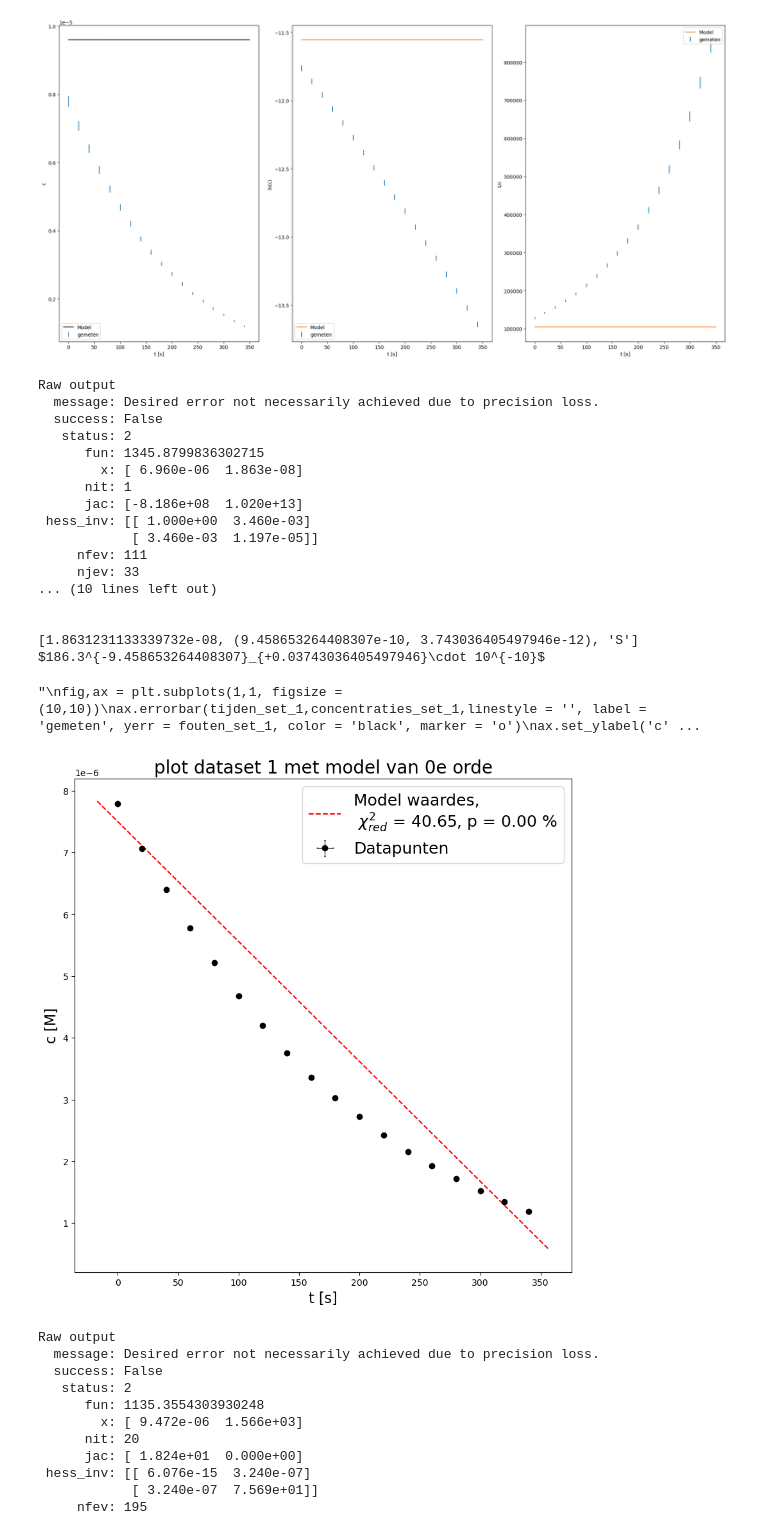
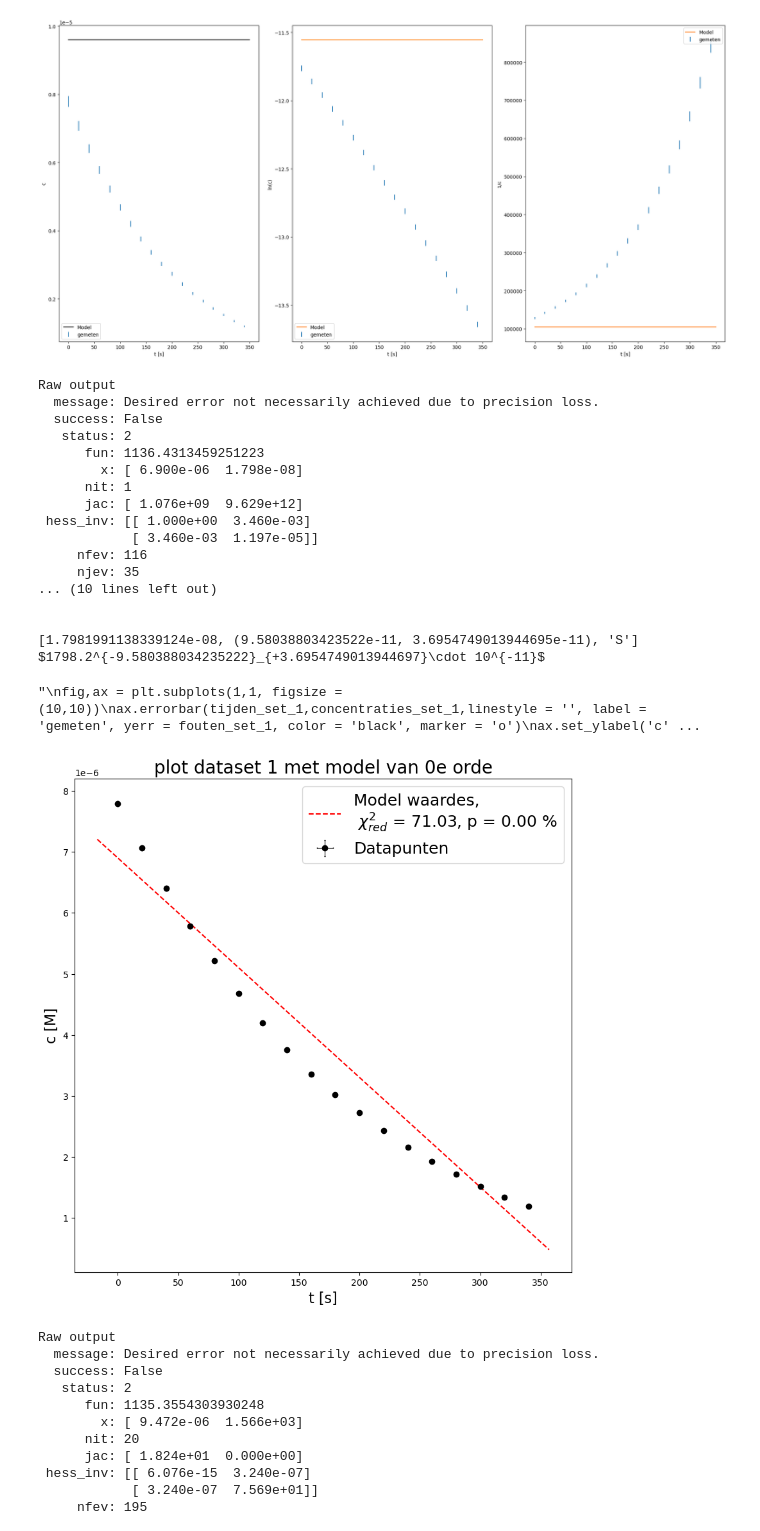
Before and after one commit to justlearning42/Experimentele_vscode, a Jupyter notebook: kinetica.ipynb, the cells around one changed output. Cells and saved outputs as stored; diff of their text form; code cells hidden in the pictures.

```diff
--- a/kinetica.ipynb
+++ b/kinetica.ipynb
@@ -141,7 +141,7 @@ De gereduceerde chi^2 waarde is: 32533
 #we zien duidelijk dat het geen 2e orde is dus dat gooien we al weg
 # eerste set metingen 0e orde
 def initial_vals(x,y):
-    return [0.696e-5,2.1e-8]
+    return [0.69e-5,2e-8]
 
 
 #help(plot_fit(x_val, y_val, x_variance, y_variance, x_as_titel, y_as_titel, titel, model, parameter_vals, chi_2, p, save_name = None, size = None, savefig = False,fontsize = 5, titlesize = None, axsize = None):)
@@ -170,26 +170,26 @@ Raw output
   message: Desired error not necessarily achieved due to precision loss.
   success: False
    status: 2
-      fun: 1345.8799836302715
-        x: [ 6.960e-06  1.863e-08]
+      fun: 1136.4313459251223
+        x: [ 6.900e-06  1.798e-08]
       nit: 1
-      jac: [-8.186e+08  1.020e+13]
+      jac: [ 1.076e+09  9.629e+12]
  hess_inv: [[ 1.000e+00  3.460e-03]
             [ 3.460e-03  1.197e-05]]
-     nfev: 111
-     njev: 33
+     nfev: 116
+     njev: 35
 ... (10 lines left out)
 
 
-[1.8631231133339732e-08, (9.458653264408307e-10, 3.743036405497946e-12), 'S']
-$186.3^{-9.458653264408307}_{+0.03743036405497946}\cdot 10^{-10}$
+[1.7981991138339124e-08, (9.58038803423522e-11, 3.6954749013944695e-11), 'S']
+$1798.2^{-9.580388034235222}_{+3.6954749013944697}\cdot 10^{-11}$
 "\nfig,ax = plt.subplots(1,1, figsize = (10,10))\nax.errorbar(tijden_set_1,concentraties_set_1,linestyle = '', label = 'gemeten', yerr = fouten_set_1, color = 'black', marker = 'o')\nax.set_ylabel('c' ...
 # %%
 #plotten jeej
 plot_fit(tijden_set_1, concentraties_set_1, np.full(np.shape(tijden_set_1),0), fouten_set_1**2/12, 't [s]', 'c [M]', 'plot dataset 1 met model van 0e orde', snelheidsmodel_0eorde,
-          parameterwaarden, 84.117, 4.7e-28, save_name = 'dataset_1_fit_0e_orde.png',fontsize = 18, titlesize = 20, axsize = 16)
+          parameterwaarden, 71.027, 4.7e-28, save_name = 'dataset_1_fit_0e_orde.png',fontsize = 18, titlesize = 20, axsize = 16)
 # %% [output]
-[figure, old version]
+[figure, new version]
 # %%
 # eerste set metingen 2e orde
 def initial_vals(x,y):
```
